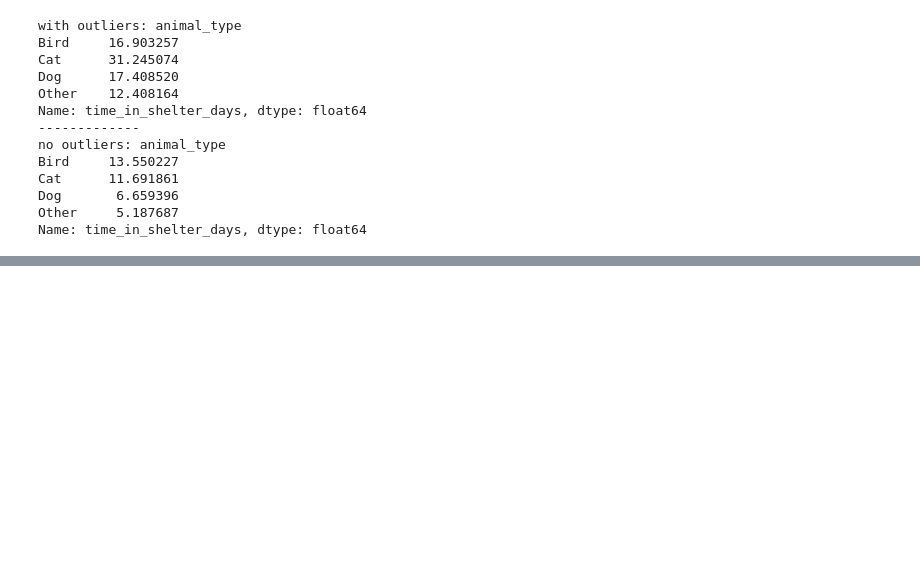
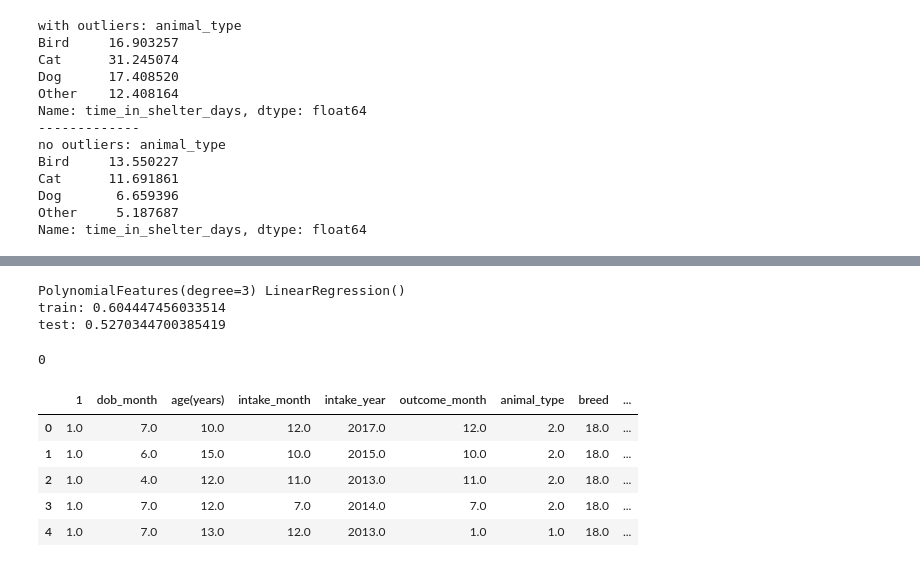
Before and after one commit to NicolasSpettel/Mid-Project, a Jupyter notebook: Mid-Project.ipynb, the cells around one changed output, grey strips where cells are left out. Saved outputs shown, nothing was run; the diff lists cells and outputs as text; code cells hidden in the pictures; blank space fills up the shorter version.

```diff
--- a/Mid-Project.ipynb
+++ b/Mid-Project.ipynb
@@ -632,0 +337,14 @@ tableau.to_excel("Animal_Welfare_Center.xlsx", index = False)
+# %%
+# different scaler
+poly = PolynomialFeatures(degree=3)
+label = LabelEncoder()
+stdscal = StandardScaler()
+minmax = MinMaxScaler()
+scaler_list = [stdscal, minmax]
+
+#different Regresser
+
+lreg = LinearRegression()
+ridge = Ridge(alpha = 900)
+lasso = Lasso(alpha = 0)
+reg_list = [lreg, ridge, lasso]
@@ -632,0 +486,6 @@ tableau.to_excel("Animal_Welfare_Center.xlsx", index = False)
+# %%
+X = data_no_outl_enc[data_no_outl_enc.columns.drop(feature)]  # features for regression
+y = data_no_outl_enc[feature]                         # target feature
+X_train, X_test, y_train, y_test = train_test_split(X,y, test_size = 0.20, random_state = 42)
+X_train = stdscal.fit_transform(X_train)
+X_test = stdscal.transform(X_test)
@@ -632,0 +589,17 @@ tableau.to_excel("Animal_Welfare_Center.xlsx", index = False)
+# %%
+model_inplace(data_no_outl_enc,feature,poly,lreg)
+# %% [output]
+PolynomialFeatures(degree=3) LinearRegression()
+train: 0.604447456033514
+test: 0.5270344700385419
+0
+# %%
+features = pd.DataFrame(poly.transform(X), columns=poly.get_feature_names_out(X.columns))
+display(features.head())
+# %% [output]
+|  | 1 | dob_month | age(years) | intake_month | intake_year | outcome_month | animal_type | breed | ... |
+| 0 | 1.0 | 7.0 | 10.0 | 12.0 | 2017.0 | 12.0 | 2.0 | 18.0 | ... |
+| 1 | 1.0 | 6.0 | 15.0 | 10.0 | 2015.0 | 10.0 | 2.0 | 18.0 | ... |
+| 2 | 1.0 | 4.0 | 12.0 | 11.0 | 2013.0 | 11.0 | 2.0 | 18.0 | ... |
+| 3 | 1.0 | 7.0 | 12.0 | 7.0 | 2014.0 | 7.0 | 2.0 | 18.0 | ... |
+| 4 | 1.0 | 7.0 | 13.0 | 12.0 | 2013.0 | 1.0 | 1.0 | 18.0 | ... |
```
Also changed, not shown: parts of 65 cells of this notebook.
